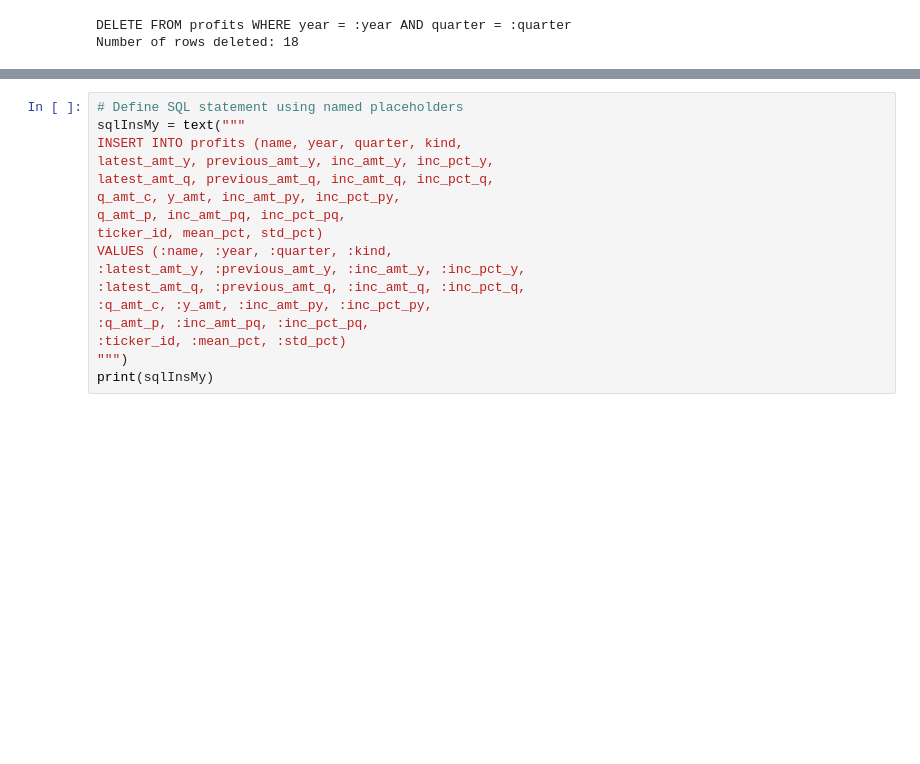
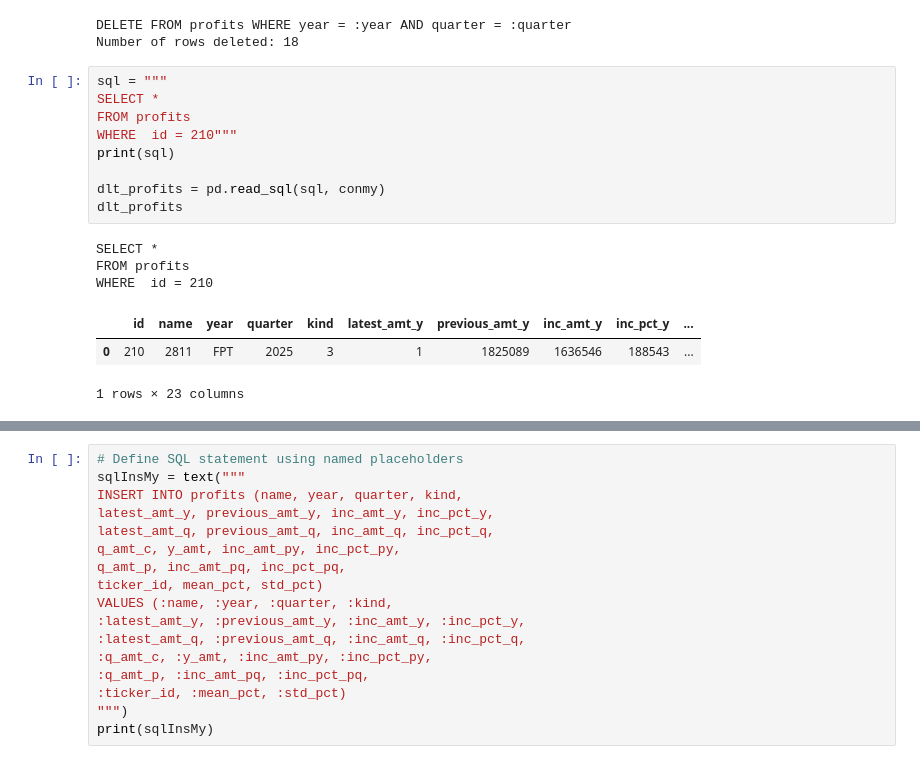
Before and after one commit to santimcs/A5, a Jupyter notebook: Quarterly/245-Export Profits from PortLt to PortMy.ipynb, the cells around one changed output, grey strips where cells are left out. Cells and saved outputs as stored; diff of their text form; blank space fills up the shorter version.

```diff
--- a/Quarterly/245-Export Profits from PortLt to PortMy.ipynb
+++ b/Quarterly/245-Export Profits from PortLt to PortMy.ipynb
@@ -105,3 +105,19 @@ print(f"Number of rows deleted: {rows_deleted}")
 # %% [output]
 DELETE FROM profits WHERE year = :year AND quarter = :quarter
 Number of rows deleted: 18
+# %%
+sql = """
+SELECT *
+FROM profits
+WHERE  id = 210"""
+print(sql)
+
+dlt_profits = pd.read_sql(sql, conmy)
+dlt_profits
+# %% [output]
+SELECT *
+FROM profits
+WHERE  id = 210
+|  | id | name | year | quarter | kind | latest_amt_y | previous_amt_y | inc_amt_y | inc_pct_y | ... |
+| 0 | 210 | 2811 | FPT | 2025 | 3 | 1 | 1825089 | 1636546 | 188543 | ... |
+1 rows × 23 columns
```
Also changed, not shown: parts of 15 cells of this notebook, 28 other files.
